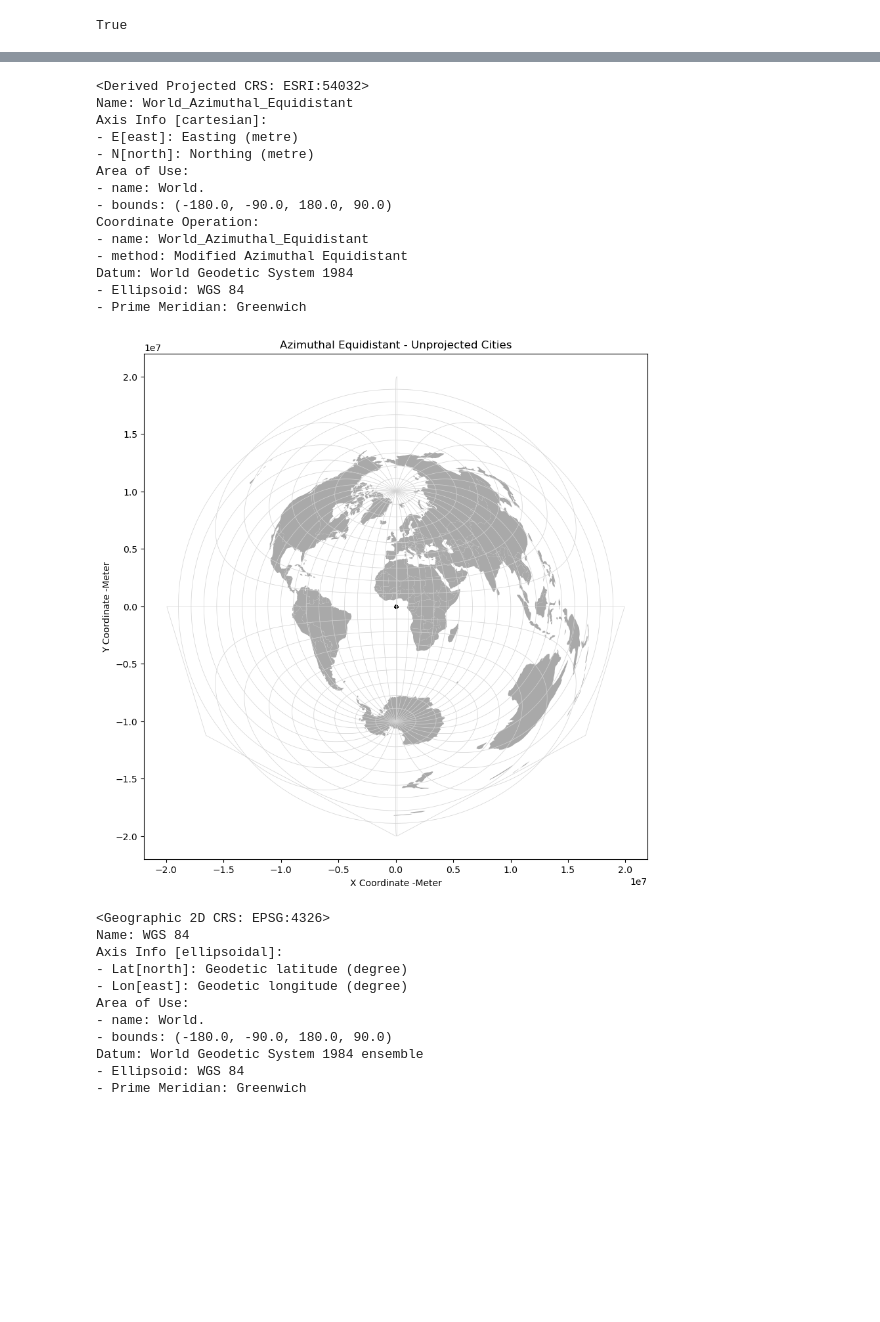
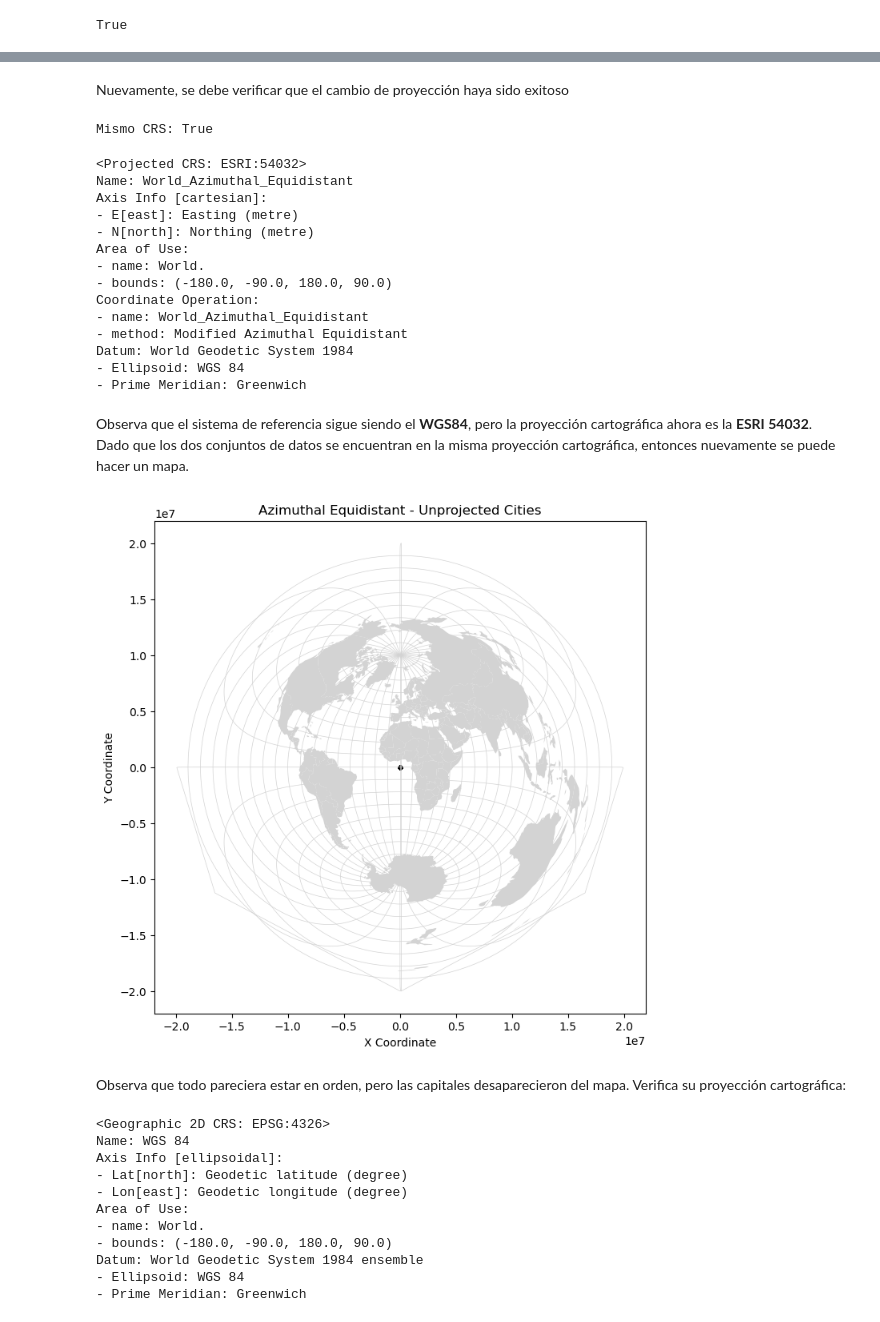
Before and after one commit to CAMM961001/geospatial_data_science, a Jupyter notebook: Chapter03/gcs_pcs.ipynb, the cells around one changed output, grey strips where cells are left out. Saved outputs shown, nothing was run; the diff lists cells and outputs as text; code cells hidden in the pictures; blank space fills up the shorter version.

Commit message:
Primeros pasos con geopandas

```diff
--- a/Chapter03/gcs_pcs.ipynb
+++ b/Chapter03/gcs_pcs.ipynb
@@ -194,37 +221,50 @@ plt.show()
 # %%
-world_ae = world.to_crs("ESRI:54032")
-graticules_ae = grat.to_crs("ESRI:54032")
+# Cambio de CRS
+world_ae = world.to_crs(crs="ESRI:54032")
+graticules_ae = grat.to_crs(crs="ESRI:54032")
+# %% [markdown]
+Nuevamente, se debe verificar que el cambio de proyección haya sido exitoso
 # %%
+print(f"Mismo CRS: {world_ae.crs == graticules_ae.crs}\n")
 world_ae.crs
 # %% [output]
-<Derived Projected CRS: ESRI:54032>
-Name: World_Azimuthal_Equidistant
-Axis Info [cartesian]:
-- E[east]: Easting (metre)
-- N[north]: Northing (metre)
-Area of Use:
-- name: World.
-- bounds: (-180.0, -90.0, 180.0, 90.0)
-Coordinate Operation:
-- name: World_Azimuthal_Equidistant
-- method: Modified Azimuthal Equidistant
-Datum: World Geodetic System 1984
-- Ellipsoid: WGS 84
-- Prime Meridian: Greenwich
+Mismo CRS: True
+<Projected CRS: ESRI:54032>
+Name: World_Azimuthal_Equidistant
+Axis Info [cartesian]:
+- E[east]: Easting (metre)
+- N[north]: Northing (metre)
+Area of Use:
+- name: World.
+- bounds: (-180.0, -90.0, 180.0, 90.0)
+Coordinate Operation:
+- name: World_Azimuthal_Equidistant
+- method: Modified Azimuthal Equidistant
+Datum: World Geodetic System 1984
+- Ellipsoid: WGS 84
+- Prime Meridian: Greenwich
-# %%
-def plot_map_layers(gdf_1, gdf_2, gdf_3, name,unit):
-     fig, ax = plt.subplots(figsize=(12,10))
-     gdf_1.plot(ax=ax, color="darkgray")
-     gdf_2.plot(ax=ax, color="black", markersize=10, marker ="o")
-     gdf_3.plot(ax=ax, color="lightgray", linewidth=0.5)
-     ax.set(xlabel="X Coordinate -"+ unit,
-            ylabel="Y Coordinate -" + unit,
-            title=name
-            )
-plt.show()
-plot_map_layers(world_ae, capitals, graticules_ae, "Azimuthal Equidistant - Unprojected Cities", "Meter")
-# %% [output]
-[figure, removed]
+# %% [markdown]
+Observa que el sistema de referencia sigue siendo el **WGS84**, pero la proyección cartográfica ahora es la **ESRI 54032**. Dado que los dos conjuntos de datos se encuentran en la misma proyección cartográfica, entonces nuevamente se puede hacer un mapa.
+# %%
+# Especificaciones de figura
+fig, ax = plt.subplots(figsize=(10,8))
+
+# Elementos de visualziación
+world_ae.plot(ax=ax, color="lightgray")
+capitals.plot(ax=ax, color="black", markersize=10, marker ="o")
+graticules_ae.plot(ax=ax, color="lightgray", linewidth=0.5)
+
+# Anotaciones y estilo
+ax.set(
+    xlabel="X Coordinate"
+    ,ylabel="Y Coordinate"
+    ,title="Azimuthal Equidistant - Unprojected Cities")
+
+plt.show()
+# %% [output]
+[figure, added]
+# %% [markdown]
+Observa que todo pareciera estar en orden, pero las capitales desaparecieron del mapa. Verifica su proyección cartográfica:
 # %%
 capitals.crs
 # %% [output]
```
Also changed, not shown: parts of 16 cells of this notebook.
